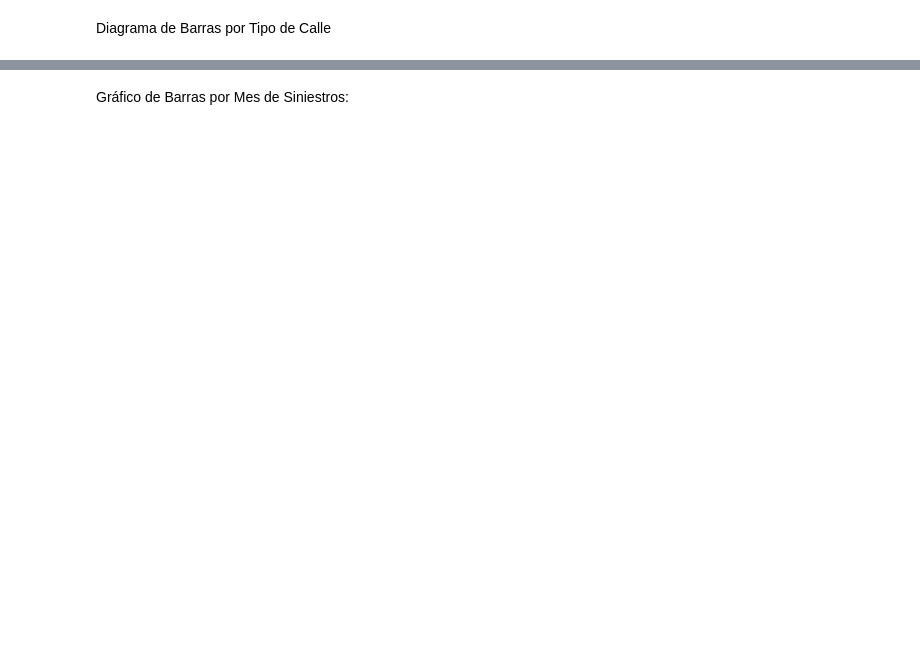
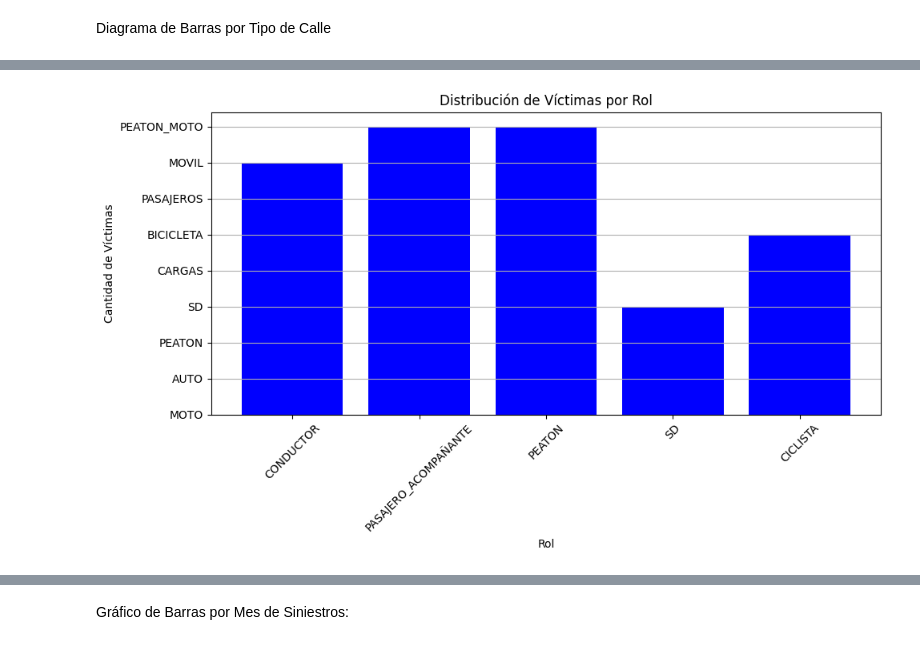
Before and after one commit to Yuliedpardo/PI_DA, a Jupyter notebook: EDA_homicidios.ipynb, the cells around one changed output, grey strips where cells are left out. Cells and saved outputs as stored; diff of their text form; code cells hidden in the pictures; blank space fills up the shorter version.

```diff
--- a/EDA_homicidios.ipynb
+++ b/EDA_homicidios.ipynb
@@ -776,0 +950,18 @@ plt.show()
+# %%
+
+# Crear un gráfico de barras
+plt.figure(figsize=(10, 6))
+plt.bar(combinado['ROL'], combinado['VICTIMA'], color='blue')
+
+# Personalizar el gráfico
+plt.title('Distribución de Víctimas por Rol')
+plt.xlabel('Rol')
+plt.ylabel('Cantidad de Víctimas')
+plt.xticks(rotation=45)  # Para rotar las etiquetas del eje x si es necesario
+plt.grid(axis='y')
+
+# Mostrar el gráfico
+plt.tight_layout()  # Ajustar el diseño para evitar recortes
+plt.show()
+# %% [output]
+[figure, added]
```
Also changed, not shown: parts of 48 cells of this notebook, 5 other files.
